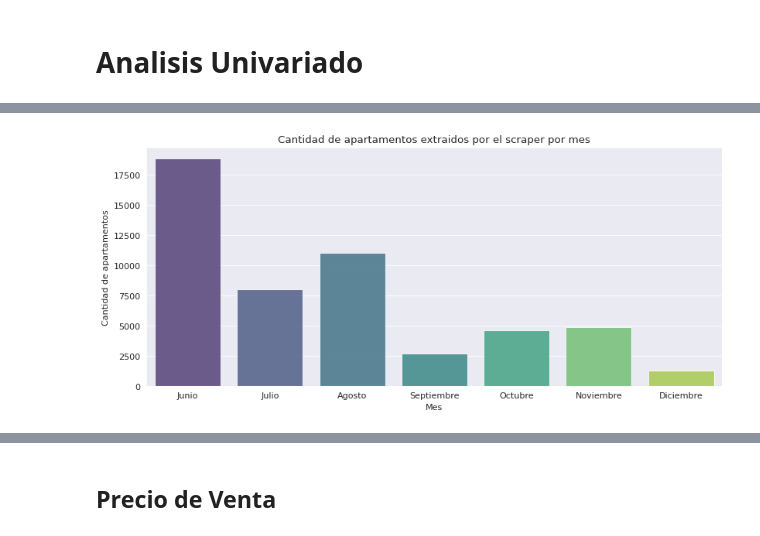
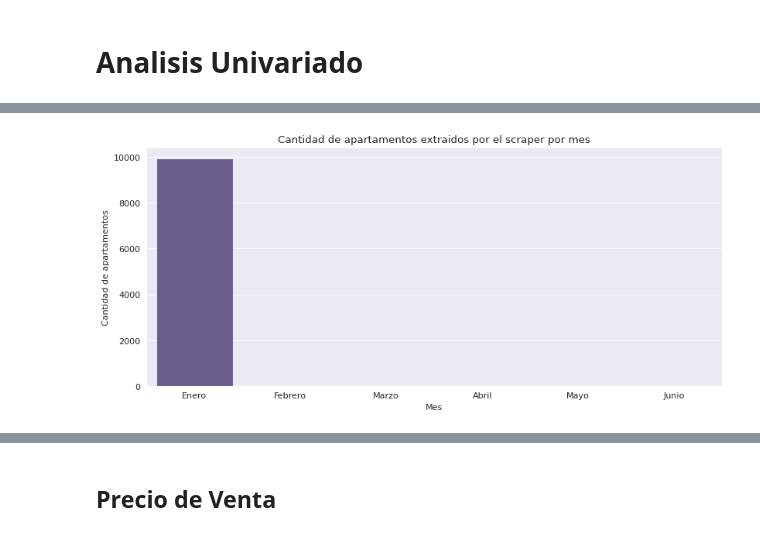
Before and after one commit to builker-col/bogota-apartments, a Jupyter notebook: notebooks/venta_data_exploraty.ipynb, the cells around one changed output, grey strips where cells are left out. Drawn from its saved outputs; the diff is of its cells as text; code cells hidden in the pictures.

```diff
--- a/notebooks/venta_data_exploraty.ipynb
+++ b/notebooks/venta_data_exploraty.ipynb
@@ -139,22 +132,22 @@ Name: count, dtype: int64
 # %%
 plt.figure(figsize=(12, 5))
 
 sns.countplot(
     x='month_name',
     data=apartments,
     palette='viridis',
     alpha=.8,
     # ordenar por el mes
-    order=['Junio', 'Julio', 'Agosto', 'Septiembre', 'Octubre', 'Noviembre', 'Diciembre']
+    order=['Enero', 'Febrero', 'Marzo', 'Abril', 'Mayo', 'Junio',]
 )
 
 plt.title('Cantidad de apartamentos extraidos por el scraper por mes')
 plt.xlabel('Mes')
 plt.ylabel('Cantidad de apartamentos')
 plt.savefig('../visualizations/apartments_by_month.png', bbox_inches='tight')
 plt.show()
 # %% [output]
-[figure, old version]
+[figure, new version]
 # %%
 apartments['localidad'].value_counts()
 # %% [output]
```
Also changed, not shown: parts of 31 cells of this notebook, 3 other files.
